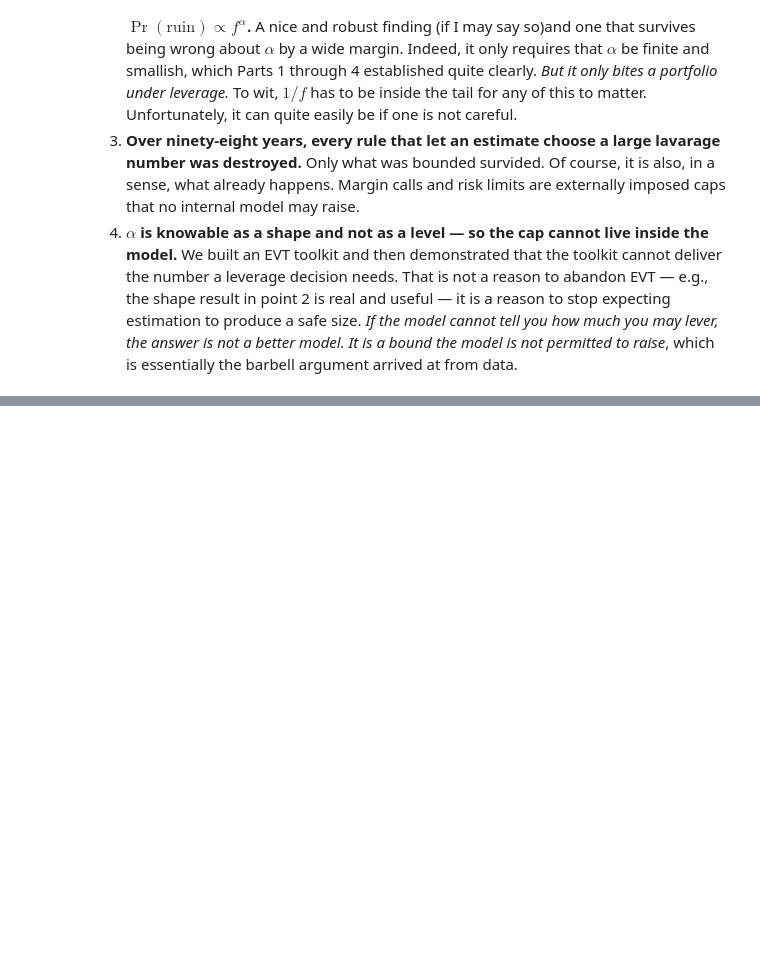
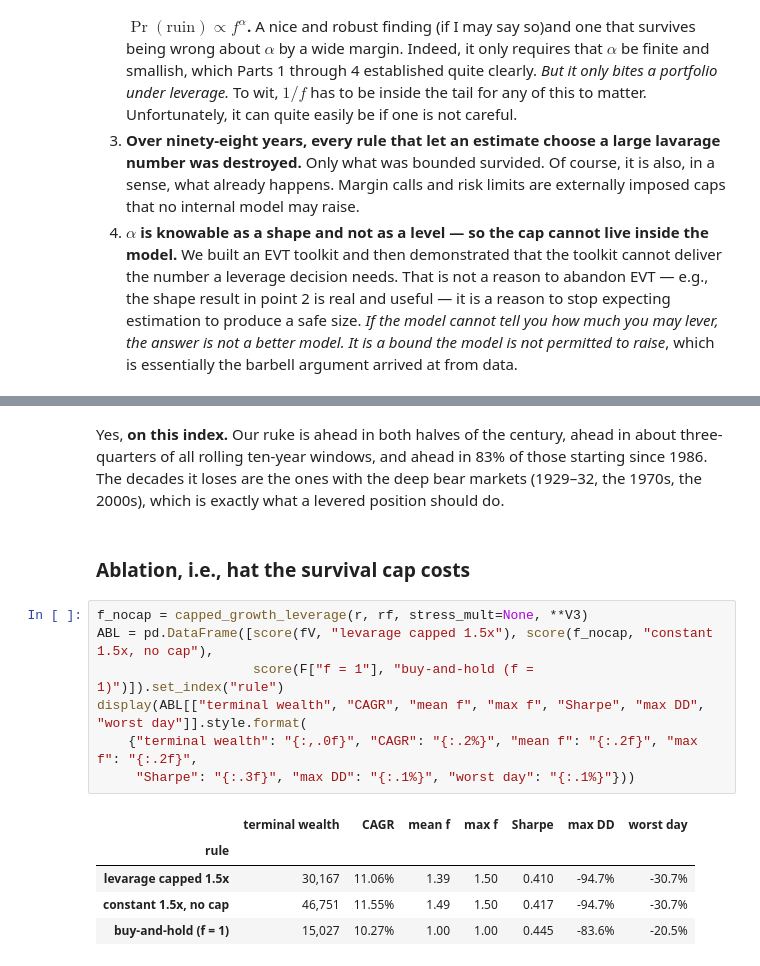
Before and after one commit to MarcoGaloppo/EVT-FatTails-PreAsymptotics, a Jupyter notebook: narrative_evt_market_data.ipynb, the cells around one changed output, grey strips where cells are left out. Saved outputs shown, nothing was run; the diff lists cells and outputs as text; blank space fills up the shorter version.

```diff
--- a/narrative_evt_market_data.ipynb
+++ b/narrative_evt_market_data.ipynb
@@ -2532,0 +2815,17 @@ Hence, to conclude:
+# %% [markdown]
+Yes, **on this index.**  Our ruke is ahead in both halves of the century, ahead in about three-quarters of all rolling ten-year windows, and ahead in 83% of those starting since 1986. The decades it loses are the ones with the deep bear markets (1929–32, the 1970s, the 2000s), which is exactly what a levered position should do.
+# %% [markdown]
+### Ablation, i.e., hat the survival cap costs
+# %%
+f_nocap = capped_growth_leverage(r, rf, stress_mult=None, **V3)
+ABL = pd.DataFrame([score(fV, "levarage capped 1.5x"), score(f_nocap, "constant 1.5x, no cap"),
+                    score(F["f = 1"], "buy-and-hold (f = 1)")]).set_index("rule")
+display(ABL[["terminal wealth", "CAGR", "mean f", "max f", "Sharpe", "max DD", "worst day"]].style.format(
+    {"terminal wealth": "{:,.0f}", "CAGR": "{:.2%}", "mean f": "{:.2f}", "max f": "{:.2f}",
+     "Sharpe": "{:.3f}", "max DD": "{:.1%}", "worst day": "{:.1%}"}))
+# %% [output]
+|  | terminal wealth | CAGR | mean f | max f | Sharpe | max DD | worst day |
+| rule |  |  |  |  |  |  |  |
+| levarage capped 1.5x | 30,167 | 11.06% | 1.39 | 1.50 | 0.410 | -94.7% | -30.7% |
+| constant 1.5x, no cap | 46,751 | 11.55% | 1.49 | 1.50 | 0.417 | -94.7% | -30.7% |
+| buy-and-hold (f = 1) | 15,027 | 10.27% | 1.00 | 1.00 | 0.445 | -83.6% | -20.5% |
```
Also changed, not shown: parts of 19 cells of this notebook, 4 other files.
